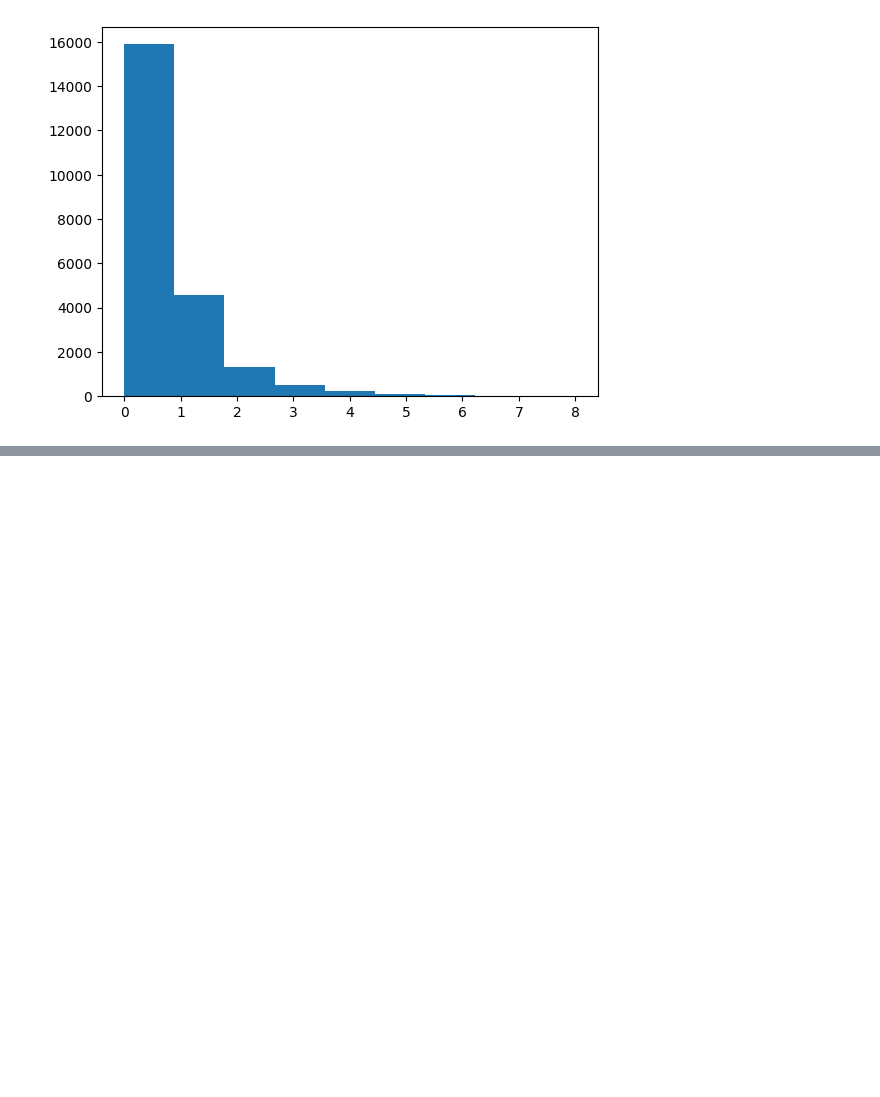
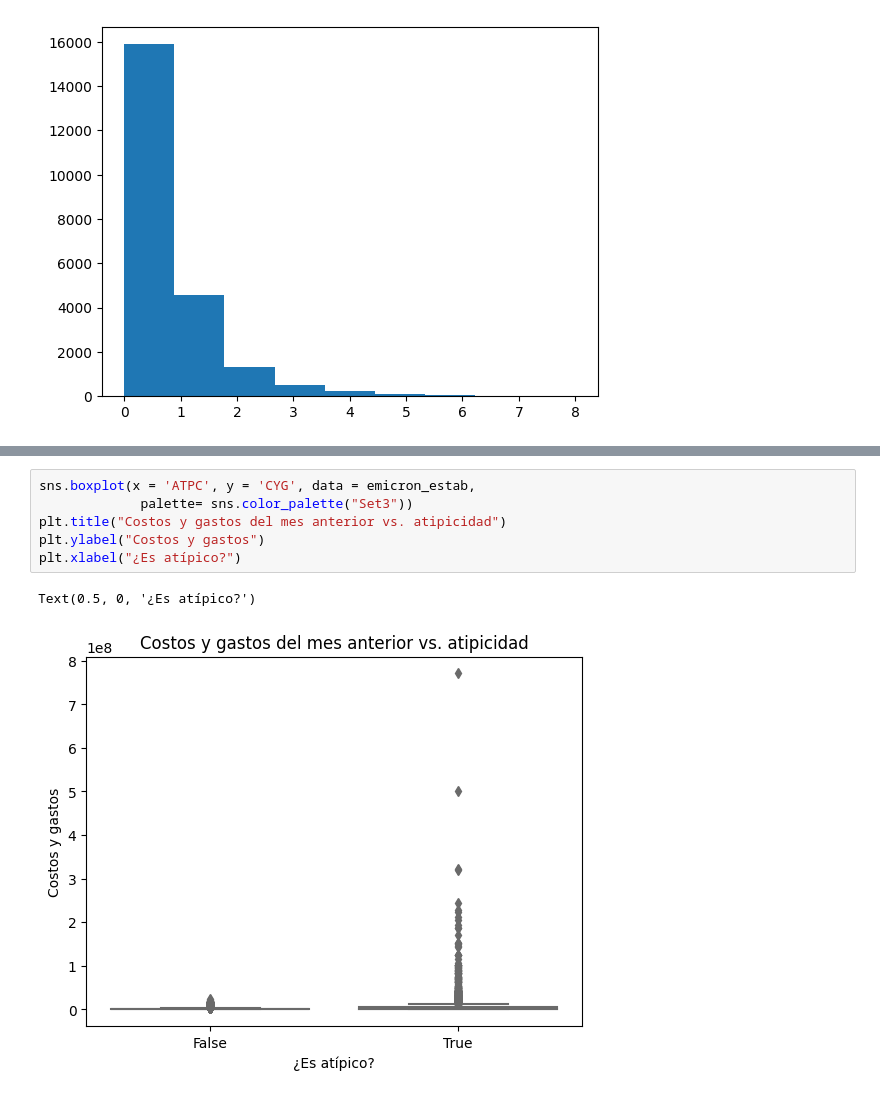
Before and after one commit to caravilaga/Repositorio_DANE, a Jupyter notebook: Descripcion emicron/Descripción emicron 22.ipynb, the cells around one changed output, grey strips where cells are left out. Drawn from its saved outputs; the diff is of its cells as text; blank space fills up the shorter version.

```diff
--- a/Descripcion emicron/Descripción emicron 22.ipynb
+++ b/Descripcion emicron/Descripción emicron 22.ipynb
@@ -805,0 +978,9 @@ plt.show()
+# %%
+sns.boxplot(x = 'ATPC', y = 'CYG', data = emicron_estab,
+             palette= sns.color_palette("Set3"))
+plt.title("Costos y gastos del mes anterior vs. atipicidad")
+plt.ylabel("Costos y gastos")
+plt.xlabel("¿Es atípico?")
+# %% [output]
+Text(0.5, 0, '¿Es atípico?')
+[figure, added]
```
Also changed, not shown: parts of 51 cells of this notebook, 6 other files.
